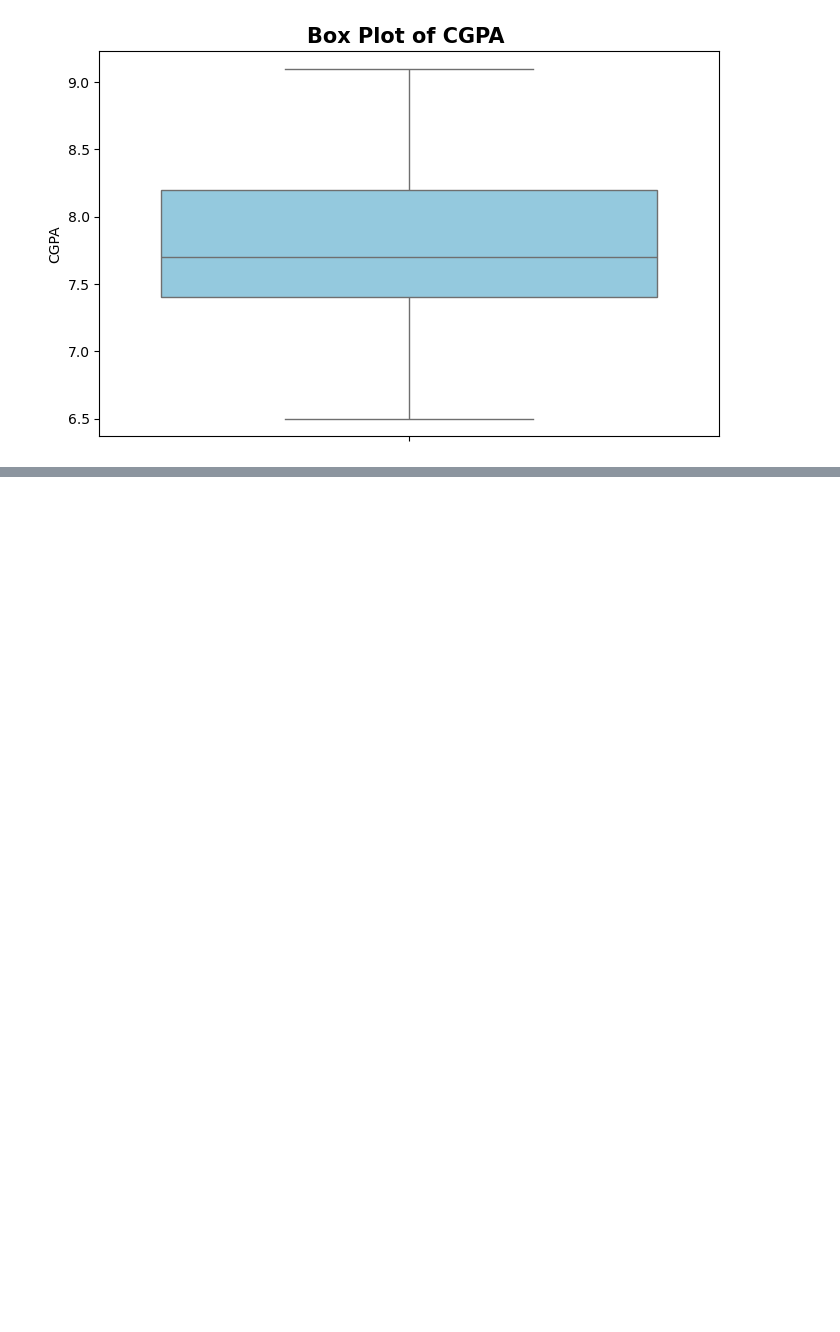
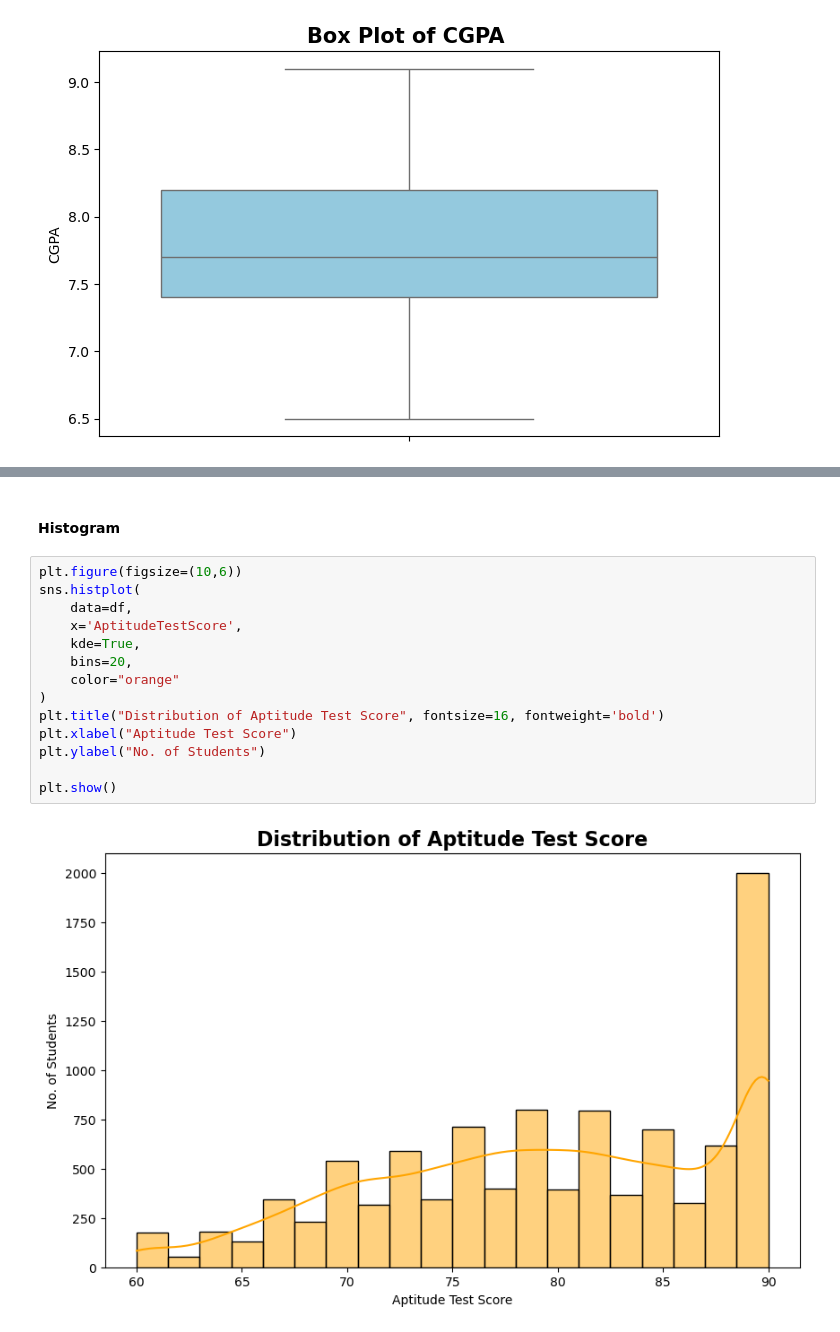
Before and after one commit to avy-pixel/Student-placement-prediction, a Jupyter notebook: Studentdata/Notebook.ipynb, the cells around one changed output, grey strips where cells are left out. Cells and saved outputs as stored; diff of their text form; blank space fills up the shorter version.

Commit message:
Complete exploratory data analysis uo to numerical feature analysis

```diff
--- a/Studentdata/Notebook.ipynb
+++ b/Studentdata/Notebook.ipynb
@@ -222,0 +226,18 @@ plt.show()
+# %% [markdown]
+#### Histogram
+# %%
+plt.figure(figsize=(10,6))
+sns.histplot(
+    data=df,
+    x='AptitudeTestScore',
+    kde=True,
+    bins=20,
+    color="orange"
+)
+plt.title("Distribution of Aptitude Test Score", fontsize=16, fontweight='bold')
+plt.xlabel("Aptitude Test Score")
+plt.ylabel("No. of Students")
+
+plt.show()
+# %% [output]
+[figure, added]
```
Also changed, not shown: parts of 16 cells of this notebook.
